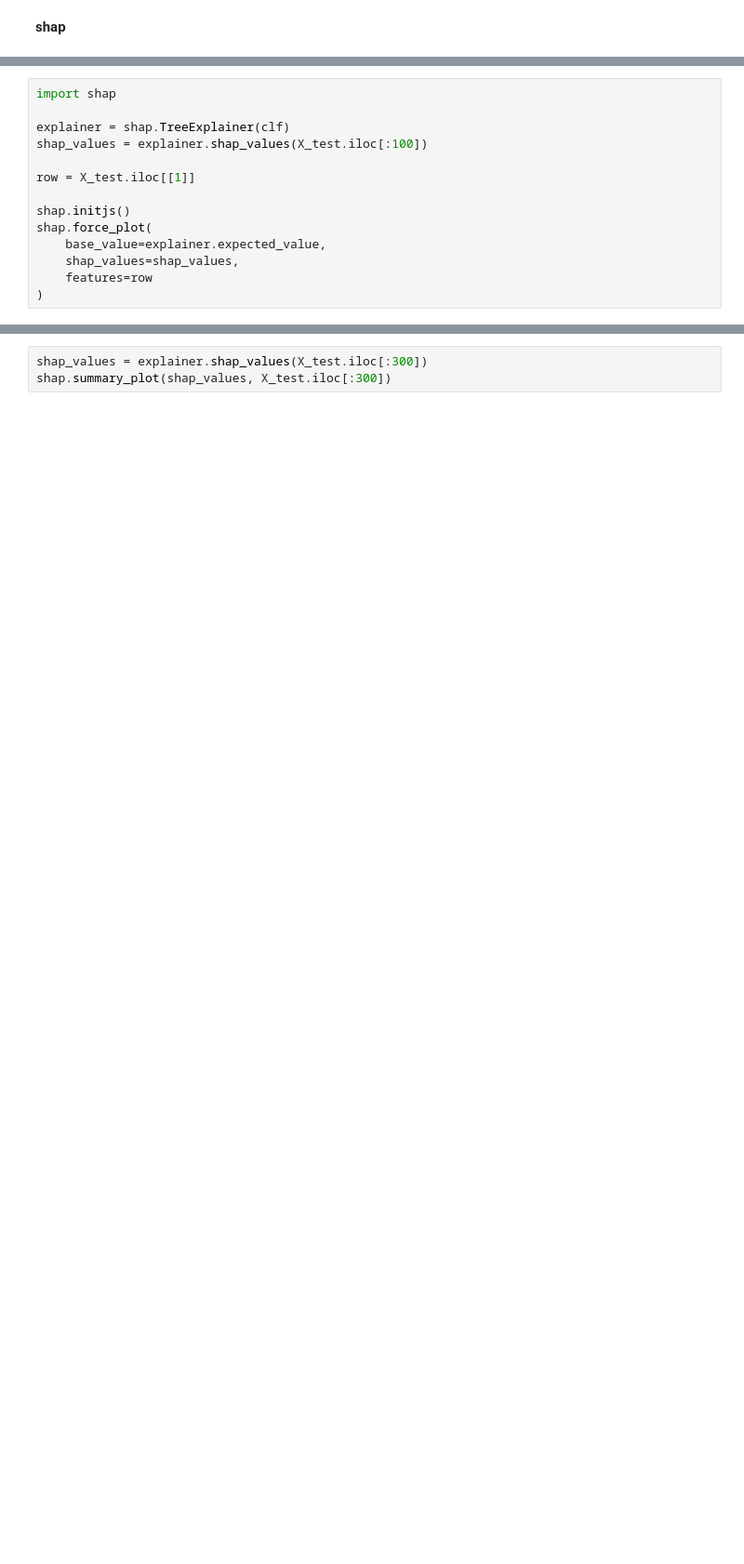
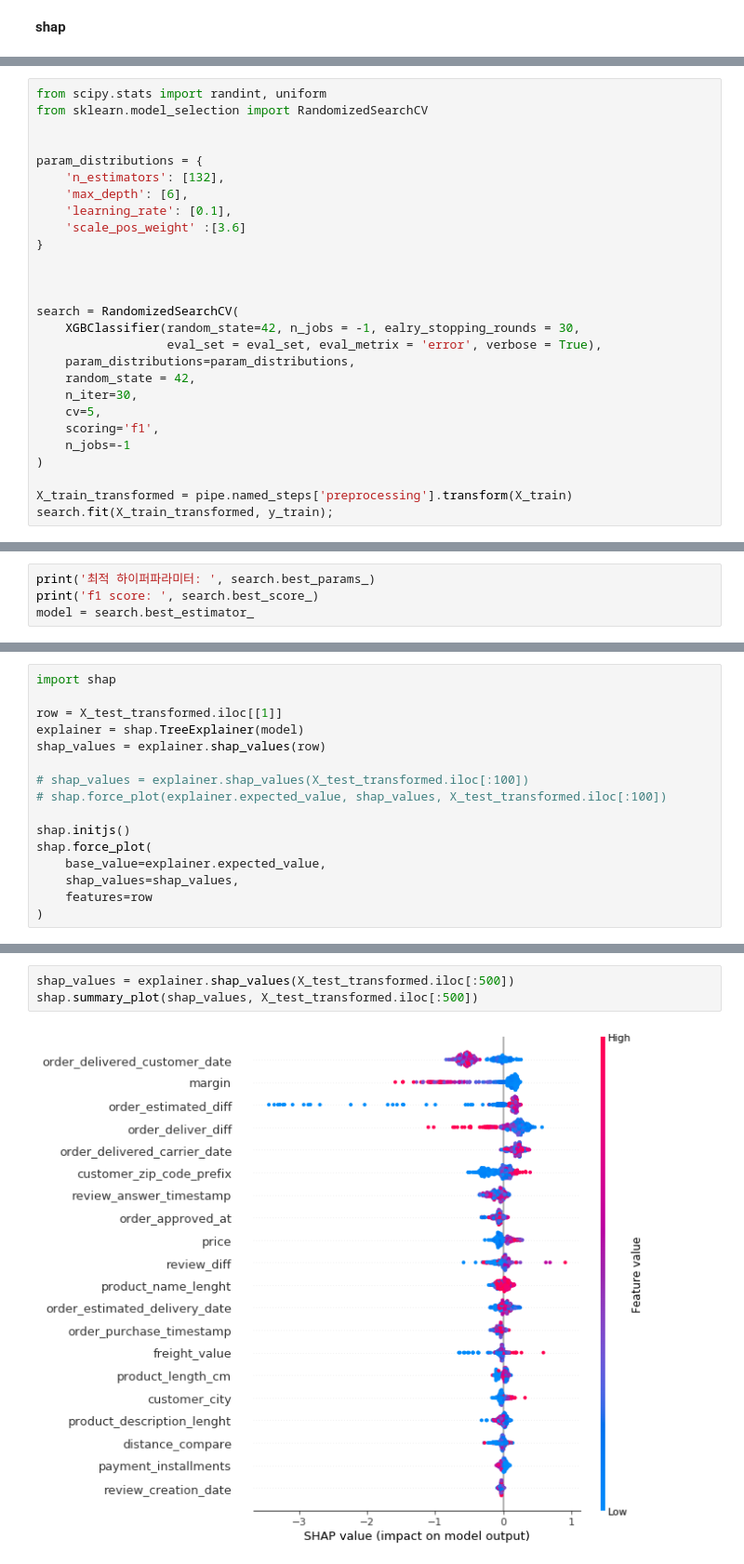
Before and after one commit to vkekd25/Codestates_Brazil_E_Commerce, a Jupyter notebook: Sc2_Project.ipynb, the cells around one changed output, grey strips where cells are left out. Shown at 93% size. Cells and saved outputs as stored; diff of their text form; blank space fills up the shorter version.

```diff
--- a/Sc2_Project.ipynb
+++ b/Sc2_Project.ipynb
@@ -1682,0 +1679,27 @@ ValueError: ignored
+# %%
+from scipy.stats import randint, uniform
+from sklearn.model_selection import RandomizedSearchCV
+
+
+param_distributions = {
+    'n_estimators': [132],
+    'max_depth': [6],
+    'learning_rate': [0.1],
+    'scale_pos_weight' :[3.6]
+}
+
+
+
+search = RandomizedSearchCV(
+    XGBClassifier(random_state=42, n_jobs = -1, ealry_stopping_rounds = 30,
+                  eval_set = eval_set, eval_metrix = 'error', verbose = True),
+    param_distributions=param_distributions,
+    random_state = 42,
+    n_iter=30,
+    cv=5,
+    scoring='f1',
+    n_jobs=-1
+)
+
+X_train_transformed = pipe.named_steps['preprocessing'].transform(X_train)
+search.fit(X_train_transformed, y_train);
@@ -1682,0 +1726,4 @@ ValueError: ignored
+# %%
+print('최적 하이퍼파라미터: ', search.best_params_)
+print('f1 score: ', search.best_score_)
+model = search.best_estimator_
@@ -1683,10 +1733,12 @@ ValueError: ignored
 # %%
 import shap
 
-explainer = shap.TreeExplainer(clf)
-shap_values = explainer.shap_values(X_test.iloc[:100])
+row = X_test_transformed.iloc[[1]]
+explainer = shap.TreeExplainer(model)
+shap_values = explainer.shap_values(row)
 
-row = X_test.iloc[[1]]
+# shap_values = explainer.shap_values(X_test_transformed.iloc[:100])
+# shap.force_plot(explainer.expected_value, shap_values, X_test_transformed.iloc[:100])
 
 shap.initjs()
 shap.force_plot(
@@ -1697,3 +1752,5 @@ shap.force_plot(
 # %%
-shap_values = explainer.shap_values(X_test.iloc[:300])
-shap.summary_plot(shap_values, X_test.iloc[:300])
+shap_values = explainer.shap_values(X_test_transformed.iloc[:500])
+shap.summary_plot(shap_values, X_test_transformed.iloc[:500])
+# %% [output]
+[figure, added]
```
Also changed, not shown: parts of 41 cells of this notebook.
